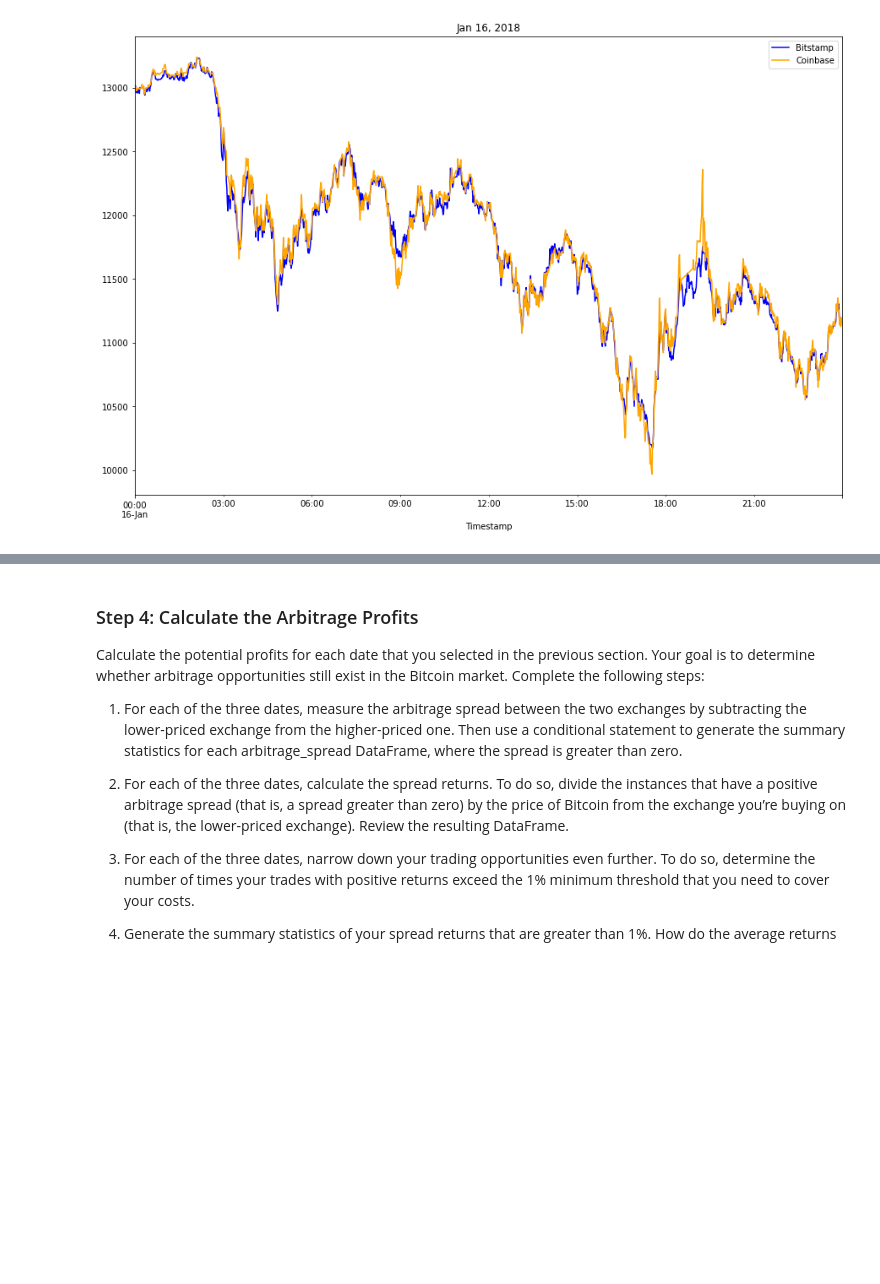
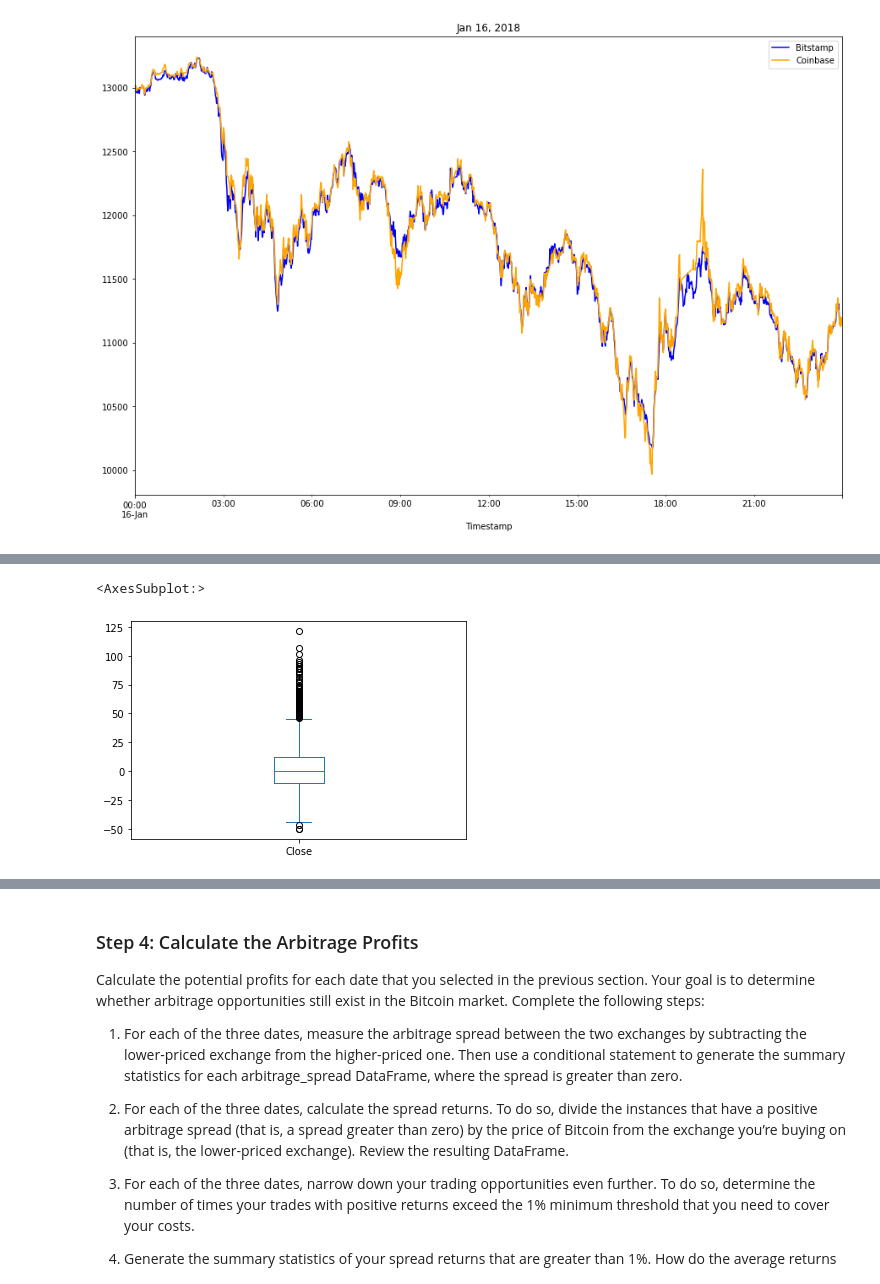
Before and after one commit to galiyaKhusniyarova/Module3Challenge, a Jupyter notebook: crypto_arbitrage.ipynb, the cells around one changed output, grey strips where cells are left out. Drawn from its saved outputs; the diff is of its cells as text; code cells hidden in the pictures; blank space fills up the shorter version.

```diff
--- a/crypto_arbitrage.ipynb
+++ b/crypto_arbitrage.ipynb
@@ -308,7 +325,7 @@ arbitrage_spread_early = # YOUR CODE HERE
 # %%
 # Using the date in the middle that you have selected, calculate the arbitrage spread
 # by subtracting the bitstamp lower closing prices from the coinbase higher closing prices
-arbitrage_spread_middle = # YOUR CODE HERE
+arbitrage_spread_middle = coinbase_sliced.loc["2018-02-24"] - bitstamp_sliced.loc["2018-02-24"]
 
 # Generate summary statistics
-# YOUR CODE HERE
+arbitrage_spread_middle.describe()
@@ -315,6 +342,9 @@ arbitrage_spread_middle = # YOUR CODE HERE
 # %%
 # Visualize the arbitrage spread from the middle of the dataset in a box plot
-# YOUR CODE HERE
+arbitrage_spread_middle.plot(kind='box')
+# %% [output]
+<AxesSubplot:>
+[figure, added]
 # %%
 # Create an overlay plot that visualizes the two dataframes over a period of one day from late in the dataset.
 # Be sure that the plots include the parameters `legend`, `figsize`, `title`, `color` and `label`
```
Also changed, not shown: parts of 7 cells of this notebook.
